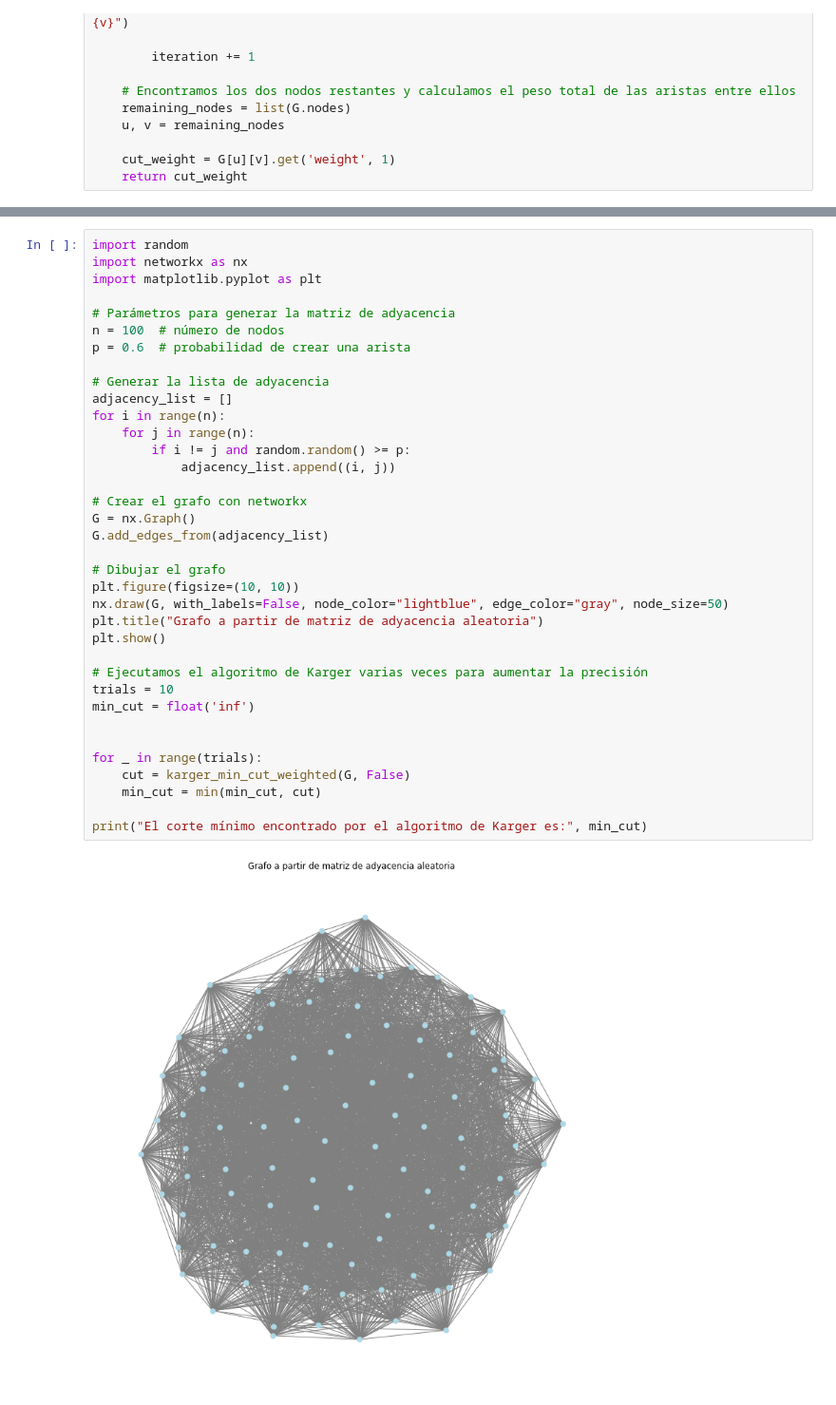
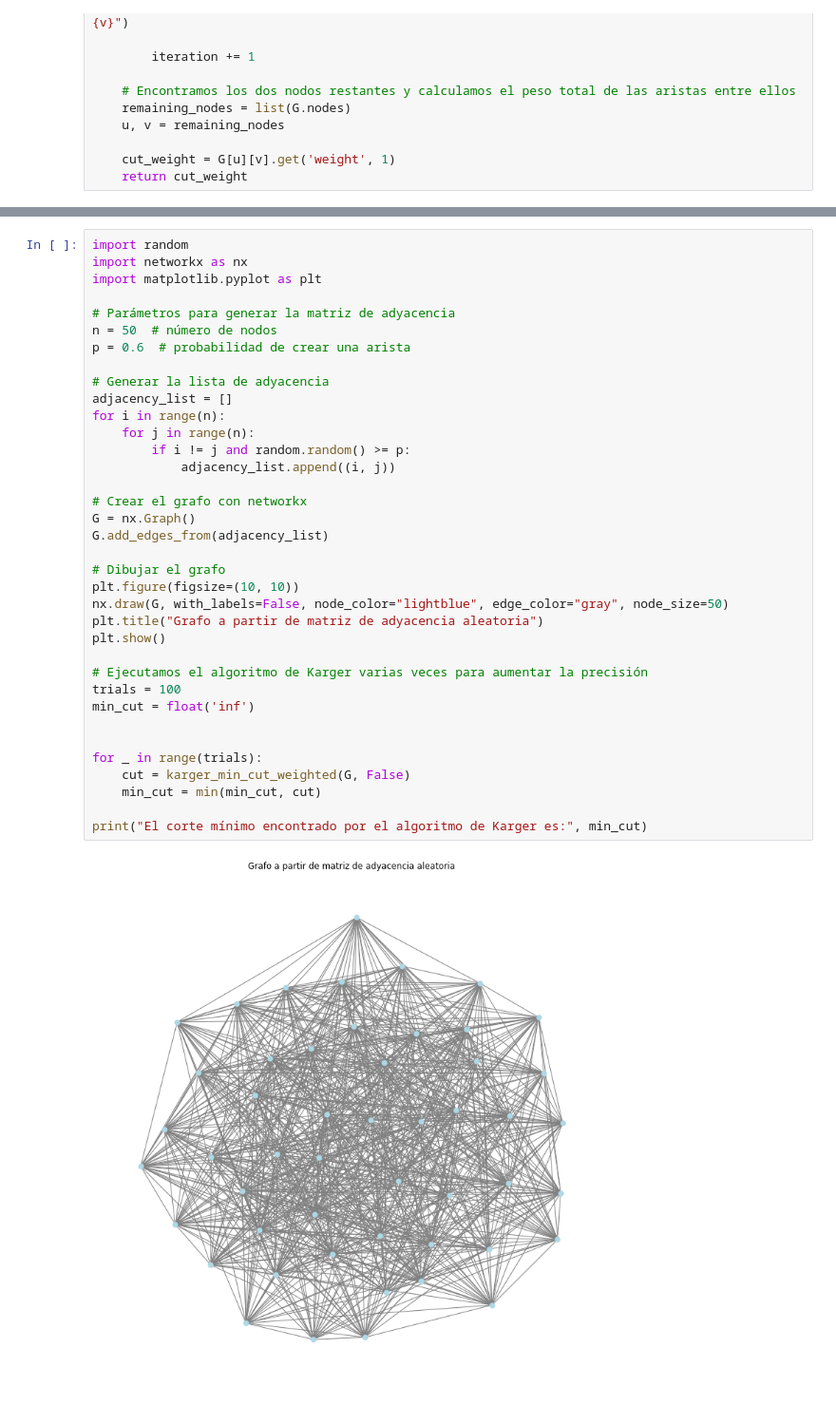
Before and after one commit to PiPevafo/Minimal-cut-in-a-Quantum-Circuit, a Jupyter notebook: karger_algorithm.ipynb, the cells around one changed output, grey strips where cells are left out. Shown at 95% size. Drawn from its saved outputs; the diff is of its cells as text.

```diff
--- a/karger_algorithm.ipynb
+++ b/karger_algorithm.ipynb
@@ -153,35 +153,35 @@ import networkx as nx
 import matplotlib.pyplot as plt
 
 # Parámetros para generar la matriz de adyacencia
-n = 100  # número de nodos
+n = 50  # número de nodos
 p = 0.6  # probabilidad de crear una arista
 
 # Generar la lista de adyacencia
 adjacency_list = []
 for i in range(n):
     for j in range(n):
         if i != j and random.random() >= p:
             adjacency_list.append((i, j))
 
 # Crear el grafo con networkx
 G = nx.Graph()
 G.add_edges_from(adjacency_list)
 
 # Dibujar el grafo
 plt.figure(figsize=(10, 10))
 nx.draw(G, with_labels=False, node_color="lightblue", edge_color="gray", node_size=50)
 plt.title("Grafo a partir de matriz de adyacencia aleatoria")
 plt.show()
 
 # Ejecutamos el algoritmo de Karger varias veces para aumentar la precisión
-trials = 10
+trials = 100
 min_cut = float('inf')
 
 
 for _ in range(trials):
     cut = karger_min_cut_weighted(G, False)
     min_cut = min(min_cut, cut)
 
 print("El corte mínimo encontrado por el algoritmo de Karger es:", min_cut)
 # %% [output]
-[figure, old version]
+[figure, new version]
```
Also changed, not shown: parts of 3 cells of this notebook, 3 other files.
